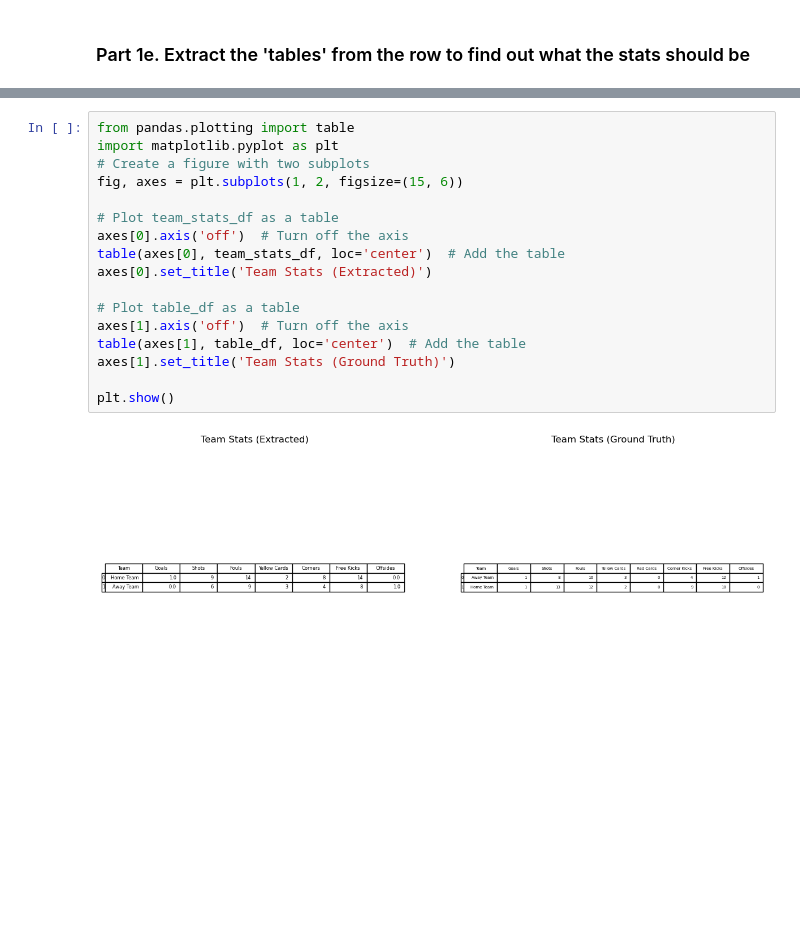
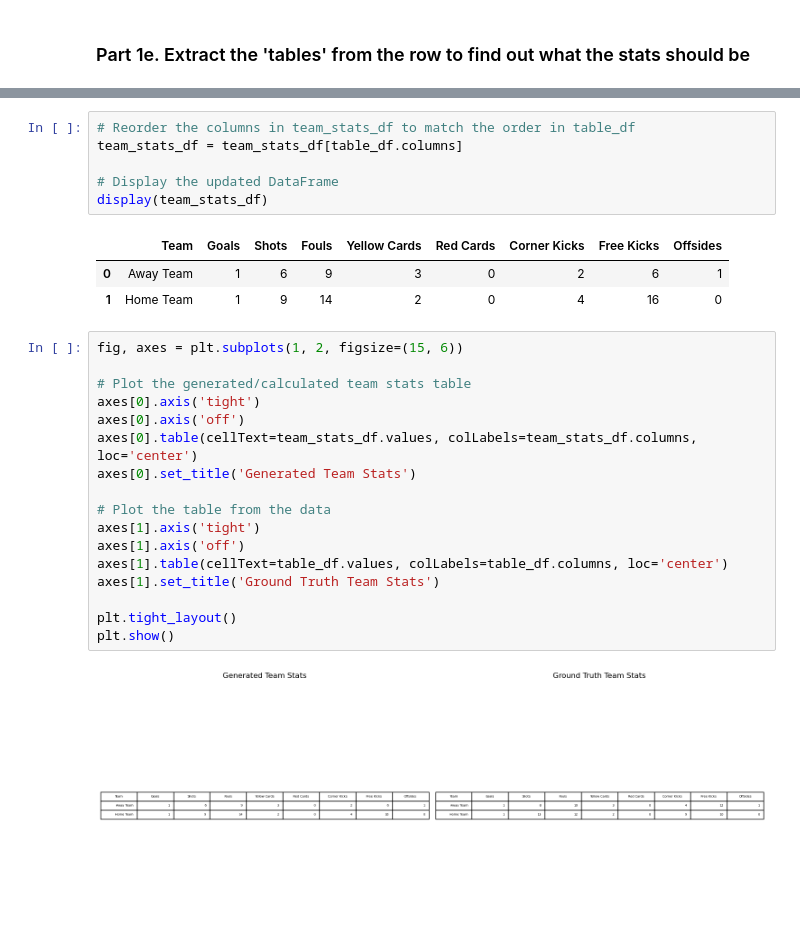
Before and after one commit to rishabhbaral-asu/SportsBench, a Jupyter notebook: LiveSum.ipynb, the cells around one changed output, grey strips where cells are left out. Cells and saved outputs as stored; diff of their text form; blank space fills up the shorter version.

```diff
--- a/LiveSum.ipynb
+++ b/LiveSum.ipynb
@@ -257,19 +300,29 @@ display(table_df)
+# %%
+# Reorder the columns in team_stats_df to match the order in table_df
+team_stats_df = team_stats_df[table_df.columns]
+
+# Display the updated DataFrame
+display(team_stats_df)
+# %% [output]
+|  | Team | Goals | Shots | Fouls | Yellow Cards | Red Cards | Corner Kicks | Free Kicks | Offsides |
+| 0 | Away Team | 1 | 6 | 9 | 3 | 0 | 2 | 6 | 1 |
+| 1 | Home Team | 1 | 9 | 14 | 2 | 0 | 4 | 16 | 0 |
 # %%
-from pandas.plotting import table
-import matplotlib.pyplot as plt
-# Create a figure with two subplots
 fig, axes = plt.subplots(1, 2, figsize=(15, 6))
 
-# Plot team_stats_df as a table
-axes[0].axis('off')  # Turn off the axis
-table(axes[0], team_stats_df, loc='center')  # Add the table
-axes[0].set_title('Team Stats (Extracted)')
+# Plot the generated/calculated team stats table
+axes[0].axis('tight')
+axes[0].axis('off')
+axes[0].table(cellText=team_stats_df.values, colLabels=team_stats_df.columns, loc='center')
+axes[0].set_title('Generated Team Stats')
 
-# Plot table_df as a table
-axes[1].axis('off')  # Turn off the axis
-table(axes[1], table_df, loc='center')  # Add the table
-axes[1].set_title('Team Stats (Ground Truth)')
+# Plot the table from the data
+axes[1].axis('tight')
+axes[1].axis('off')
+axes[1].table(cellText=table_df.values, colLabels=table_df.columns, loc='center')
+axes[1].set_title('Ground Truth Team Stats')
 
+plt.tight_layout()
 plt.show()
 # %% [output]
-[figure, old version]
+[figure, new version]
```
Also changed, not shown: parts of 11 cells of this notebook.
